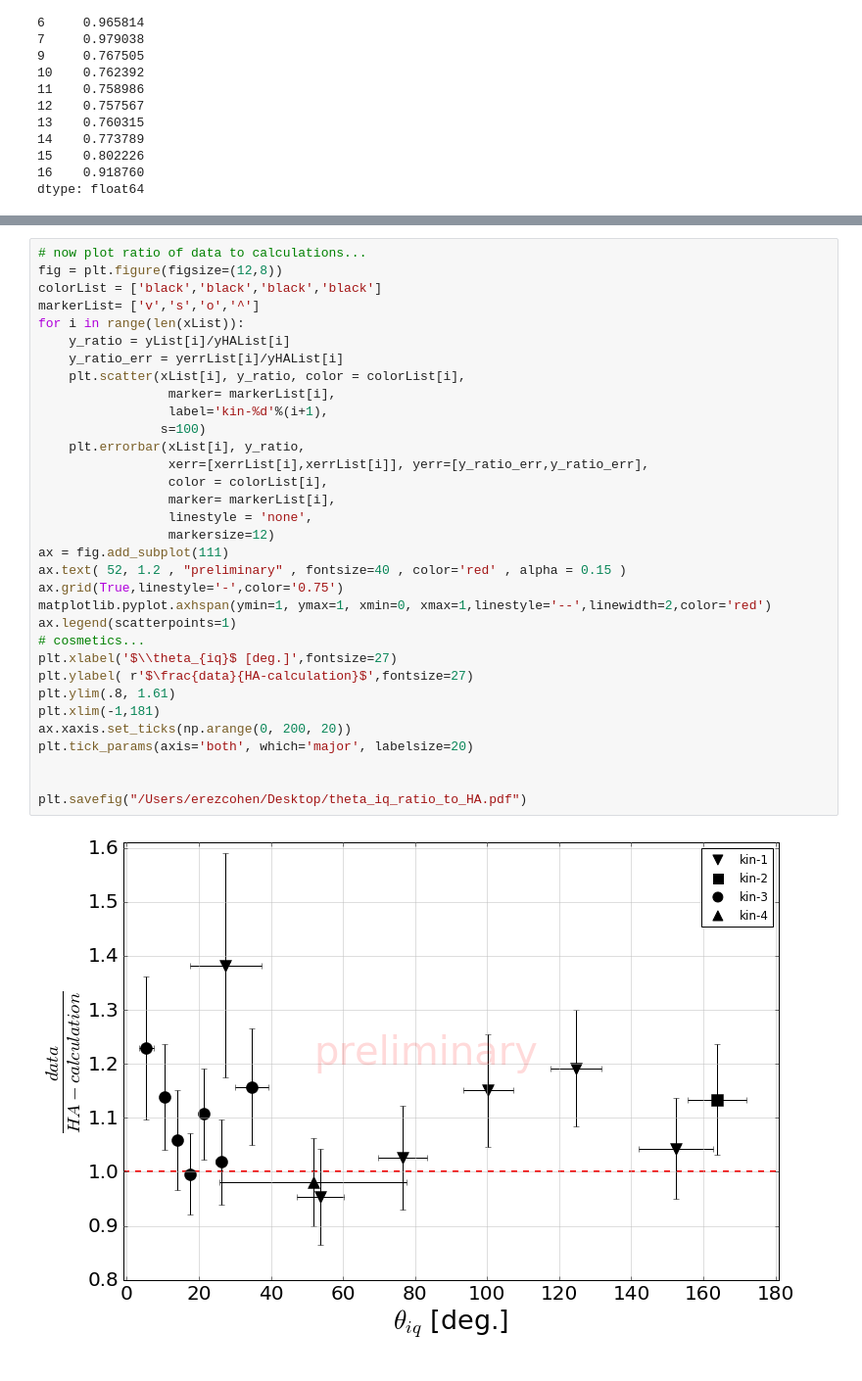
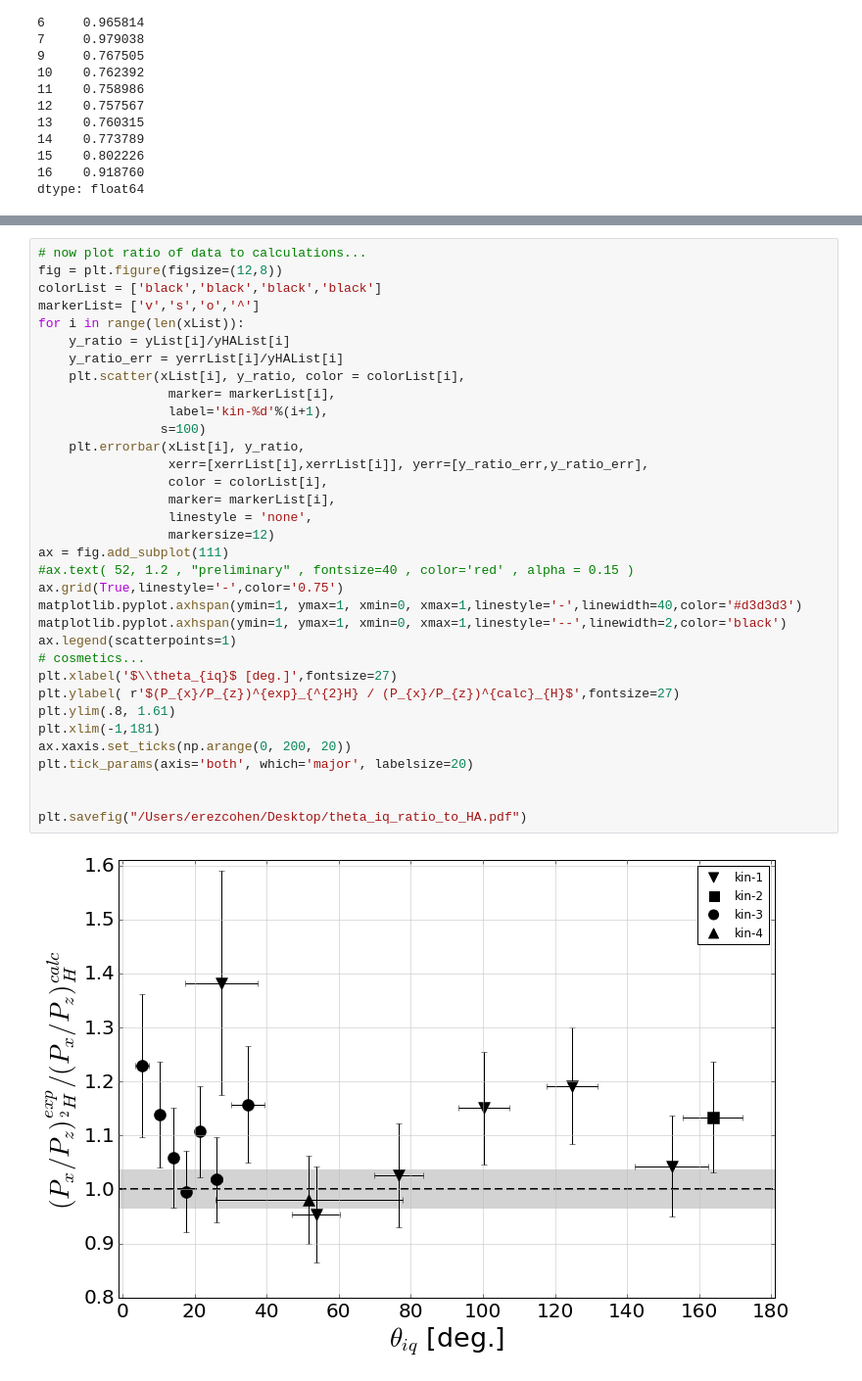
Before and after one commit to erezcoh4/MAINZDataAnalysis, a Jupyter notebook: PhysLettFigs/PhysLett-fig-plot-theta_pq.ipynb, the cells around one changed output, grey strips where cells are left out. Shown at 98% size. Drawn from its saved outputs; the diff is of its cells as text.

```diff
--- a/PhysLettFigs/PhysLett-fig-plot-theta_pq.ipynb
+++ b/PhysLettFigs/PhysLett-fig-plot-theta_pq.ipynb
@@ -278,34 +280,35 @@ plt.savefig("/Users/erezcohen/Desktop/theta_iq.pdf")
 # now plot ratio of data to calculations...
 fig = plt.figure(figsize=(12,8))
 colorList = ['black','black','black','black']
 markerList= ['v','s','o','^']
 for i in range(len(xList)):
     y_ratio = yList[i]/yHAList[i]
     y_ratio_err = yerrList[i]/yHAList[i]
     plt.scatter(xList[i], y_ratio, color = colorList[i],
                  marker= markerList[i],
                  label='kin-%d'%(i+1),
                 s=100)
     plt.errorbar(xList[i], y_ratio,
                  xerr=[xerrList[i],xerrList[i]], yerr=[y_ratio_err,y_ratio_err],
                  color = colorList[i],
                  marker= markerList[i],
                  linestyle = 'none',
                  markersize=12)
 ax = fig.add_subplot(111)
-ax.text( 52, 1.2 , "preliminary" , fontsize=40 , color='red' , alpha = 0.15 )
+#ax.text( 52, 1.2 , "preliminary" , fontsize=40 , color='red' , alpha = 0.15 )
 ax.grid(True,linestyle='-',color='0.75')
-matplotlib.pyplot.axhspan(ymin=1, ymax=1, xmin=0, xmax=1,linestyle='--',linewidth=2,color='red')
+matplotlib.pyplot.axhspan(ymin=1, ymax=1, xmin=0, xmax=1,linestyle='-',linewidth=40,color='#d3d3d3')
+matplotlib.pyplot.axhspan(ymin=1, ymax=1, xmin=0, xmax=1,linestyle='--',linewidth=2,color='black')
 ax.legend(scatterpoints=1)
 # cosmetics...
 plt.xlabel('$\\theta_{iq}$ [deg.]',fontsize=27)
-plt.ylabel( r'$\frac{data}{HA-calculation}$',fontsize=27)
+plt.ylabel( r'$(P_{x}/P_{z})^{exp}_{^{2}H} / (P_{x}/P_{z})^{calc}_{H}$',fontsize=27)
 plt.ylim(.8, 1.61)
 plt.xlim(-1,181)
 ax.xaxis.set_ticks(np.arange(0, 200, 20))
 plt.tick_params(axis='both', which='major', labelsize=20)
 
 
 plt.savefig("/Users/erezcohen/Desktop/theta_iq_ratio_to_HA.pdf")
 # %% [output]
-[figure, old version]
+[figure, new version]
```
Also changed, not shown: parts of 5 cells of this notebook, 1 other file.
